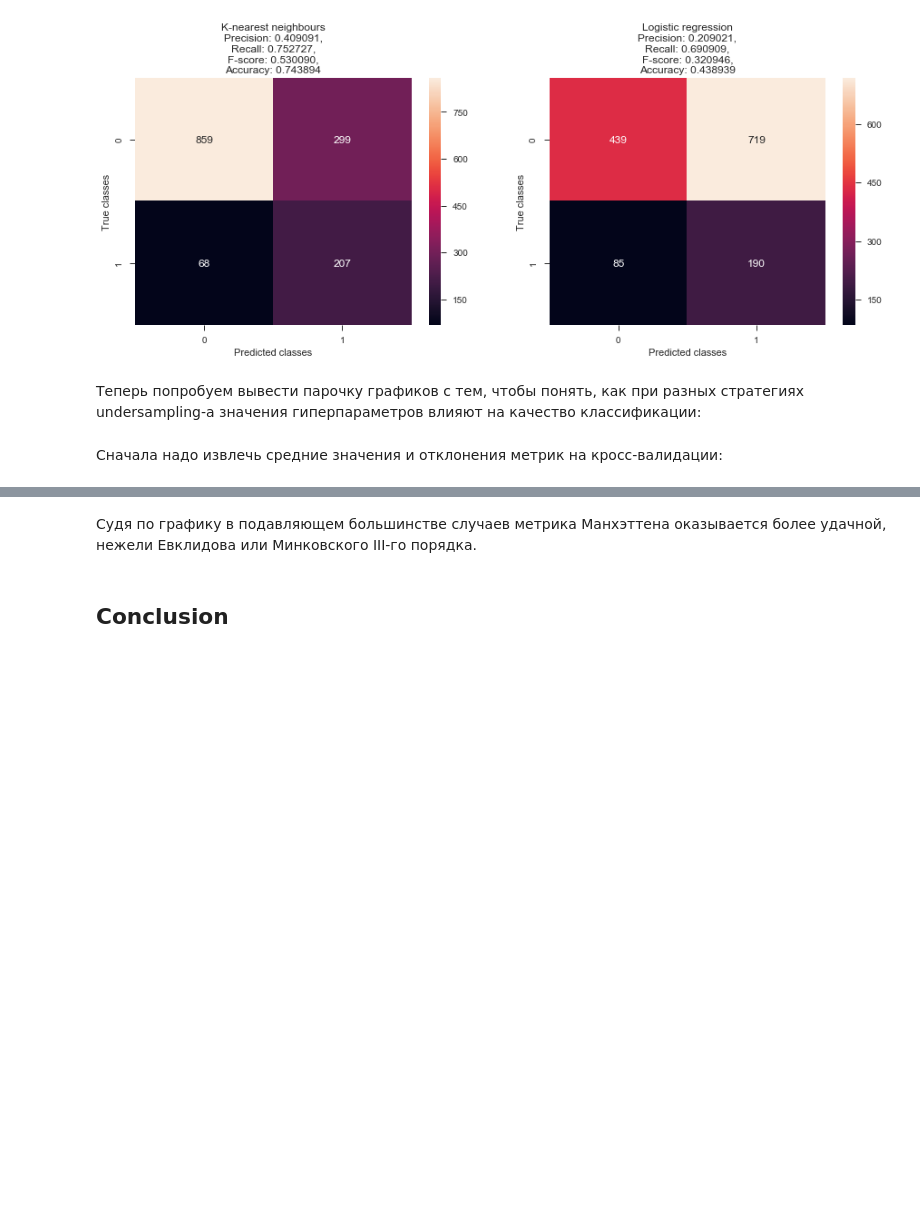
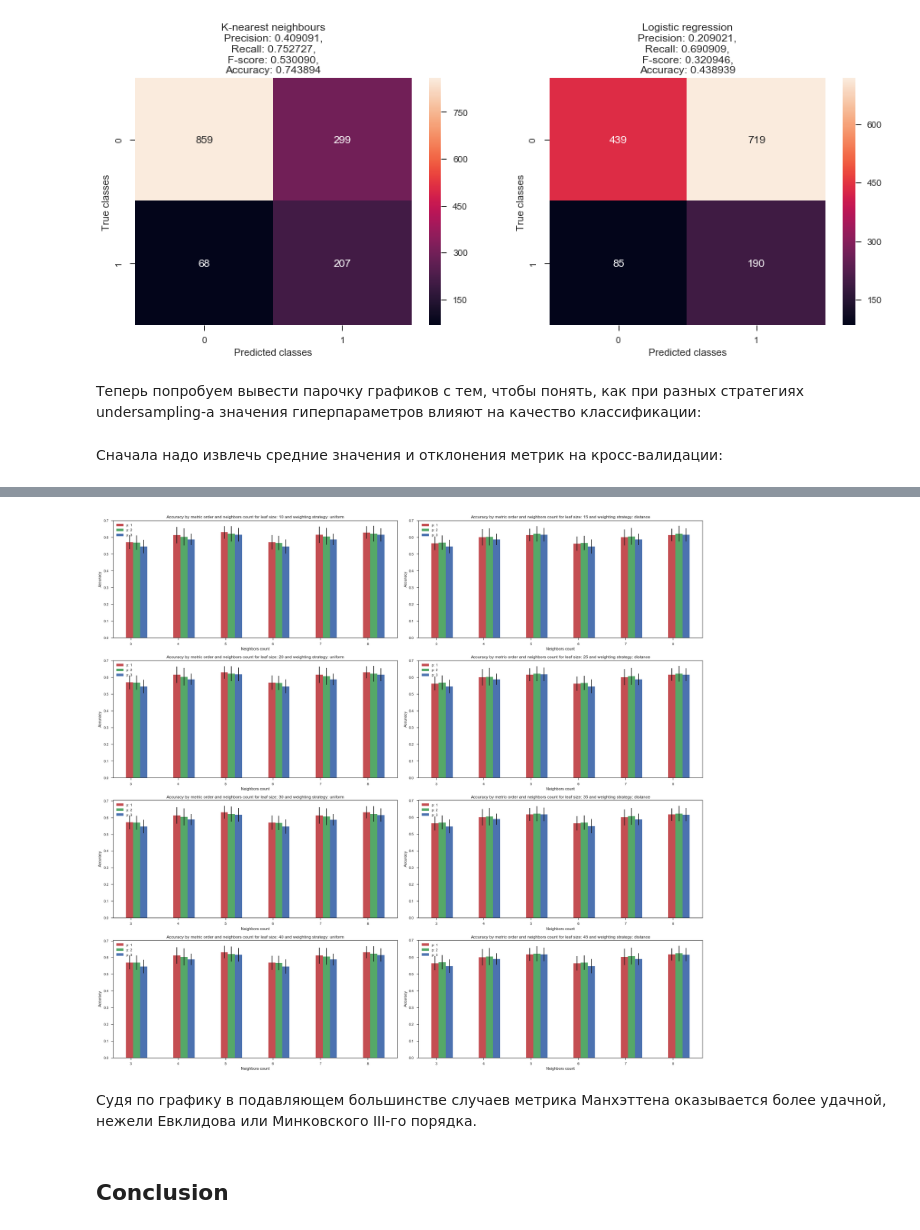
Before and after one commit to IooHooI/CLASSIFICATION_1, a Jupyter notebook: notebooks/SOLUTION.ipynb, the cells around one changed output, grey strips where cells are left out. Cells and saved outputs as stored; diff of their text form; code cells hidden in the pictures; blank space fills up the shorter version.

```diff
--- a/notebooks/SOLUTION.ipynb
+++ b/notebooks/SOLUTION.ipynb
@@ -71,9 +71,23 @@ def show_quality_results(y_test, k_n_y_pred, l_r_y_pred):
     axs[1].set_ylabel("True classes")
     plt.show()
 
+def plot_results(ax, metric_mean_1, metric_mean_2, metric_mean_3, metric_std_1, metric_std_2, metric_std_3, title, x_label, y_label, xticklabels, legend):
+    N = len(xticklabels)
+    ind = np.arange(N)
+    width = 0.15
+    ax.bar(ind, metric_mean_1, width, color='r', yerr=r_k_n_std_test_accuracy[0, 0, 0:, 0:, 0][0:, 0])
+    ax.bar(ind + width, r_k_n_mean_test_accuracy[0, 0, 0:, 0:, 0][0:, 1], width, color='g', yerr=r_k_n_std_test_accuracy[0, 0, 0:, 0:, 0][0:, 1])
+    ax.bar(ind + 2 * width, r_k_n_mean_test_accuracy[0, 0, 0:, 0:, 0][0:, 2], width, color='b', yerr=r_k_n_std_test_accuracy[0, 0, 0:, 0:, 0][0:, 2])
+    ax.set_ylabel(y_label)
+    ax.set_xlabel(x_label)
+    ax.set_title(title)
+    ax.set_xticks(ind + width / N)
+    ax.set_xticklabels(xticklabels)
+    ax.legend(legend, loc=0)
+
 def find_the_best_classifier(X, y, base_classifier, grid_search_params, metric_to_maximize):
-    # Здесь, пожалуй, стоит подчеркнуть важность выбора в сторону стратифицированной валидации, поскольку речь идет о задаче классификации
-    # Поскольку данный тип валидации сохраняет пропорцию классов в фолдах, мы можем предполагать, что разброс значений метрик на тесте не будет высоким.
+    # Здесь, пожалуй, стоит подчеркнуть важность выбора в сторону стратифицированной валидации, поскольку речь идет о задаче классификации.
+    # Данный тип валидации сохраняет пропорцию классов в фолдах, так что мы можем предполагать, что разброс значений метрик на тесте не будет высоким.
     grid_search = GridSearchCV(
         estimator=base_classifier,
         param_grid=grid_search_params,
@@ -727,3 +675,27 @@ plt.show()
+# %%
+fig, axes = plt.subplots(4, 2, figsize=(24, 22))
+params = (
+    'Neighbors count',
+    'Accuracy',
+    ('3', '4', '5', '6', '7', '8'),
+    ('p: 1', 'p: 2', 'p: 3')
+)
+for i in range(8):
+    plot_results(
+        axes[i // 2, i % 2],
+        r_k_n_test_accuracy_statistics[0][0, i // 2, 0:, 0:, i % 2][0:, 0],
+        r_k_n_test_accuracy_statistics[0][0, i // 2, 0:, 0:, i % 2][0:, 1],
+        r_k_n_test_accuracy_statistics[0][0, i // 2, 0:, 0:, i % 2][0:, 2],
+        r_k_n_test_accuracy_statistics[1][0, i // 2, 0:, 0:, i % 2][0:, 0],
+        r_k_n_test_accuracy_statistics[1][0, i // 2, 0:, 0:, i % 2][0:, 1],
+        r_k_n_test_accuracy_statistics[1][0, i // 2, 0:, 0:, i % 2][0:, 2],
+        'Accuracy by metric order and neighbors count for leaf size: {} and weighting strategy: {}'.format(10 + 5 * i, 'uniform' if i % 2 == 0 else 'distance'),
+        *params
+    )
+plt.tight_layout()
+plt.show()
+# %% [output]
+[figure, added]
 # %% [markdown]
 Судя по графику в подавляющем большинстве случаев метрика Манхэттена оказывается более удачной, нежели Евклидова или Минковского III-го порядка.
 # %% [markdown]
```
Also changed, not shown: parts of 4 cells of this notebook.
